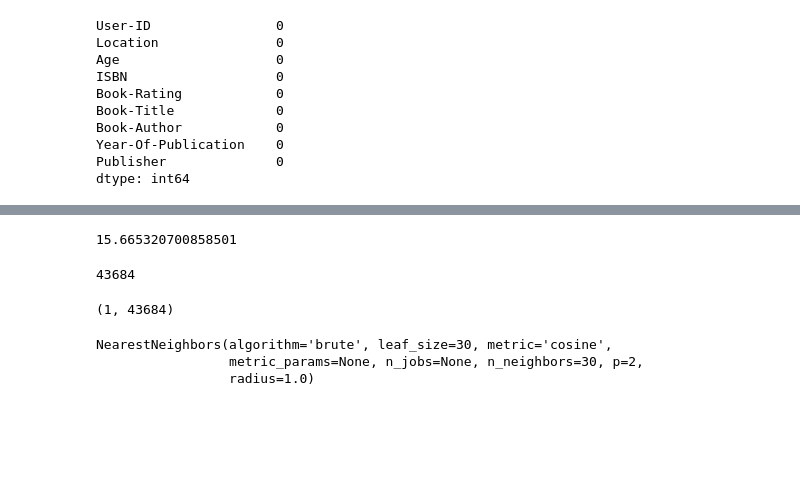
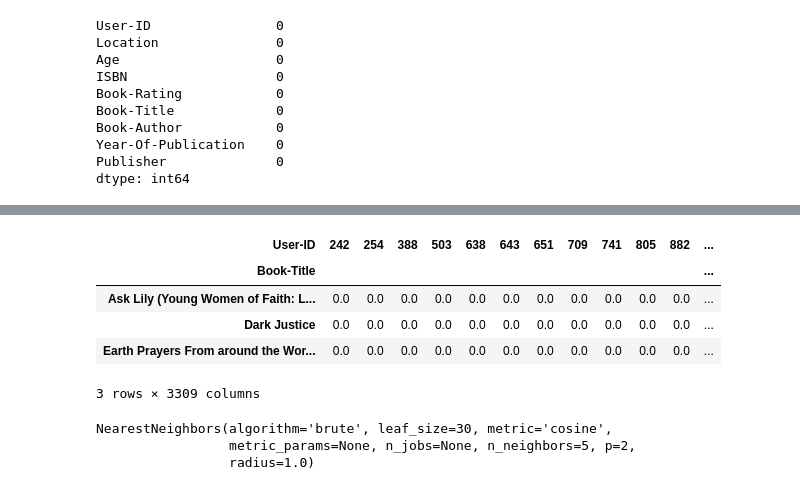
Before and after one commit to 20481A05F0/Book_Recommendation_System, a Jupyter notebook: Individual_Book_Recommendation_System.ipynb, the cells around one changed output, grey strips where cells are left out. Drawn from its saved outputs; the diff is of its cells as text; code cells hidden in the pictures; blank space fills up the shorter version.

```diff
--- a/Individual_Book_Recommendation_System.ipynb
+++ b/Individual_Book_Recommendation_System.ipynb
@@ -465,0 +554,4 @@ Name: Book-Title, Length: 135567, dtype: int64
+# %%
+df_Knn = df1.copy()
+# %%
+df_Knn['Score'] = df1.apply(weighted_rating, axis=1)
@@ -466,2 +567,3 @@ Name: Book-Title, Length: 135567, dtype: int64
 # %%
-df_new.drop(columns=['ISBN',	'Book-Author',	'Year-Of-Publication',	'Publisher','Age','Location'], inplace=True)
+# Dropping the columns that aren't much useful for KNN recommendation system.
+df_Knn.drop(columns=['ISBN',	'Book-Author',	'Year-Of-Publication',	'Publisher','Age','Location', 'Book-Rating', 'Rating-Count', 'Rating-Mean'], inplace=True)
@@ -533,2 +582,3 @@ len(df1['Book-Title'].unique())
 # %%
-df_final = pd.pivot_table(data=df1, index='Book-Title', columns='User-ID', values='Book-Rating').fillna(0)
+# Building the Final dataframe for the KNN Model.
+df_final = pd.pivot_table(data=df_Knn, index='Book-Title', columns='User-ID', values='Score').fillna(0)
@@ -560,5 +588,0 @@ df_final.shape
-# %%
-per = (df_final.shape[1]*100/df_user['User-ID'].nunique())
-per
-# %% [output]
-15.665320700858501
@@ -567,8 +589,10 @@ from scipy.sparse import csr_matrix
-# %%
-len(df_final.iloc[0,:].values)
-# %% [output]
-43684
-# %%
-print(csr_matrix(df_final.iloc[0,:].values).shape)
-# %% [output]
-(1, 43684)
+# %%
+# Visualizing the sparse matrix formed with Book-Title as rows and User-Id's as columns
+df_final.head(3)
+# %% [output]
+| User-ID | 242 | 254 | 388 | 503 | 638 | 643 | 651 | 709 | 741 | 805 | 882 | ... |
+| Book-Title |  |  |  |  |  |  |  |  |  |  |  | ... |
+| Ask Lily (Young Women of Faith: L... | 0.0 | 0.0 | 0.0 | 0.0 | 0.0 | 0.0 | 0.0 | 0.0 | 0.0 | 0.0 | 0.0 | ... |
+| Dark Justice | 0.0 | 0.0 | 0.0 | 0.0 | 0.0 | 0.0 | 0.0 | 0.0 | 0.0 | 0.0 | 0.0 | ... |
+| Earth Prayers From around the Wor... | 0.0 | 0.0 | 0.0 | 0.0 | 0.0 | 0.0 | 0.0 | 0.0 | 0.0 | 0.0 | 0.0 | ... |
+3 rows × 3309 columns
@@ -575,11 +604,11 @@ print(csr_matrix(df_final.iloc[0,:].values).shape)
 # %%
-df_matrix = csr_matrix(df_final.values)
+# Building a KNN model with Cosine Similarity as the target metric for calculating the distances.
 
 from sklearn.neighbors import NearestNeighbors
 
-model_knn = NearestNeighbors(metric = 'cosine', algorithm = 'brute', n_neighbors=30)
+model_knn = NearestNeighbors(metric = 'cosine', algorithm = 'brute', n_neighbors=5)
 model_knn.fit(df_final)
 # %% [output]
 NearestNeighbors(algorithm='brute', leaf_size=30, metric='cosine',
-                 metric_params=None, n_jobs=None, n_neighbors=30, p=2,
+                 metric_params=None, n_jobs=None, n_neighbors=5, p=2,
                  radius=1.0)
```
Also changed, not shown: parts of 74 cells of this notebook.
